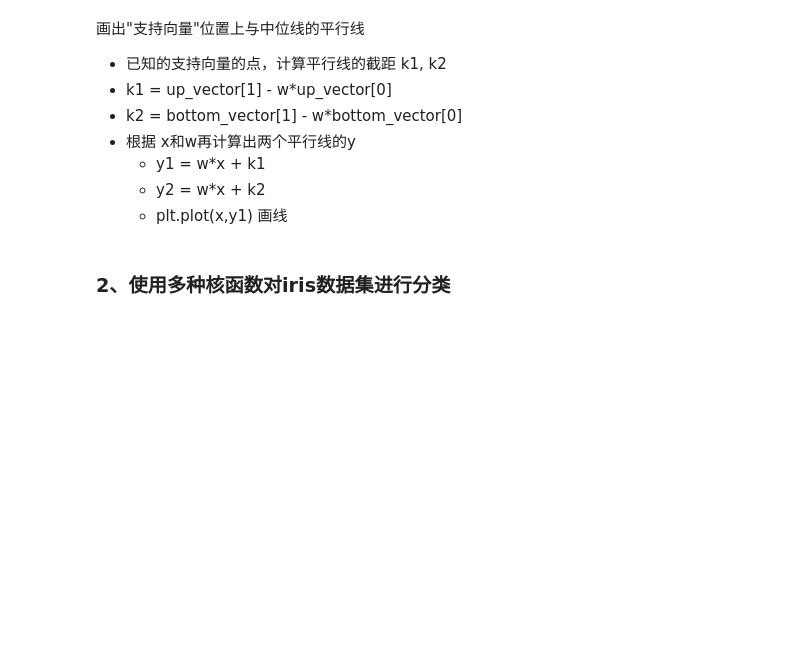
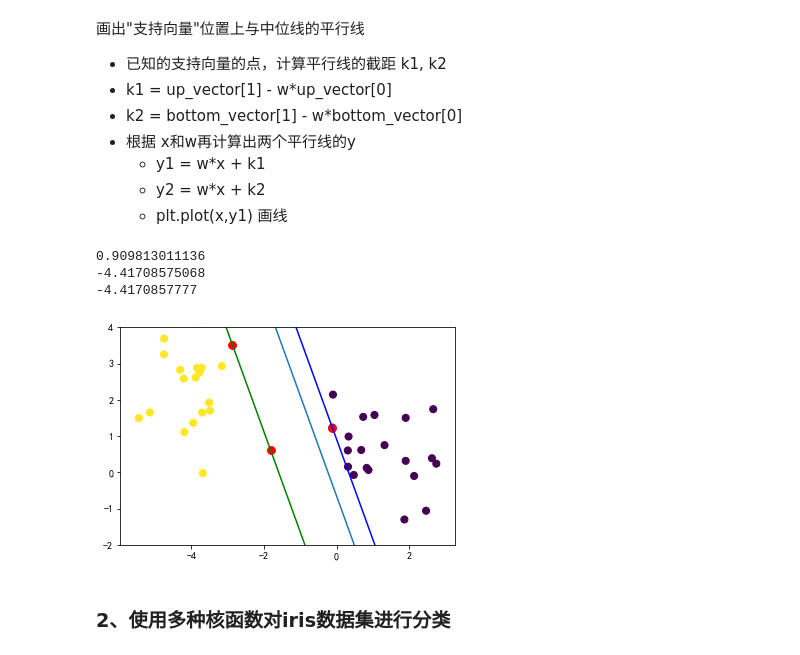
Before and after one commit to disenQF/05data, a Jupyter notebook: day12/SVM/SVM.ipynb, the cells around one changed output. Cells and saved outputs as stored; diff of their text form; code cells hidden in the pictures; blank space fills up the shorter version.

```diff
--- a/day12/SVM/SVM.ipynb
+++ b/day12/SVM/SVM.ipynb
@@ -143,6 +202,36 @@ f(x) = ax + b，期中b就是函数f(x)截距,即函数线与y轴的交点的值
     - y1 = w*x + k1
     - y2 = w*x + k2
     - plt.plot(x,y1) 画线
+# %%
+vectors = svm.support_vectors_
+for point in vectors:
+    x_, y_ = tuple(point)
+    k_ = y_ - x_*w
+    print(k_)
+# %% [output]
+0.909813011136
+-4.41708575068
+-4.4170857777
+# %%
+x1, y1 = tuple(vectors[0])
+k1 = y1 - x1 * w
+
+x2, y2 = tuple(vectors[1])
+k2 = y2 - x2 * w
+# %%
+plt.plot(x, y)
+plt.plot(x, w*x+k1, c='blue')  # 第一支持向量的平行线
+plt.plot(x, w*x+k2, c='green')  # 第一支持向量的平行线
+plt.scatter(sample[:,0], sample[:,1],
+            s=50,
+            c=target)
+plt.scatter(svm.support_vectors_[:, 0],
+            svm.support_vectors_[:, 1], c='red', s=60)
+plt.ylim([-2, 4])
+
+plt.show()
+# %% [output]
+[figure, added]
 # %% [markdown]
 ### 2、使用多种核函数对iris数据集进行分类
 # %% [markdown]
```
Also changed, not shown: parts of 65 cells of this notebook.
